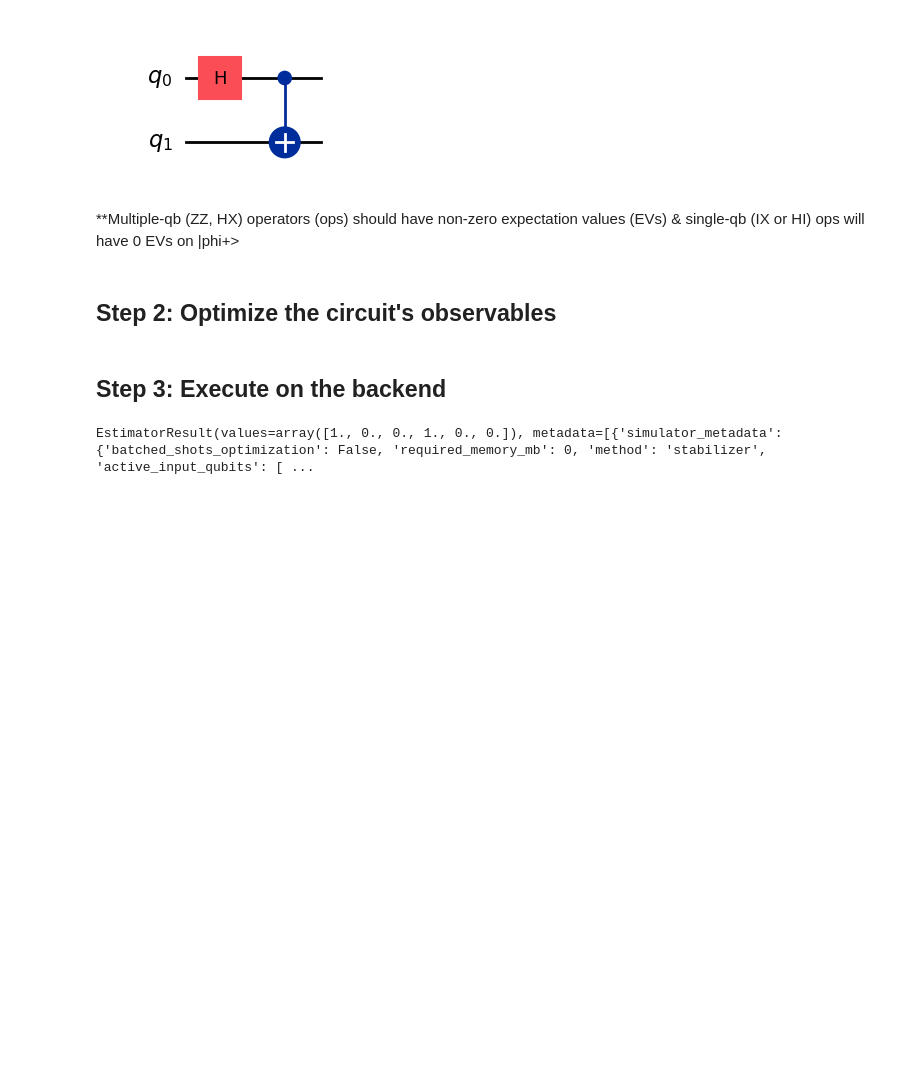
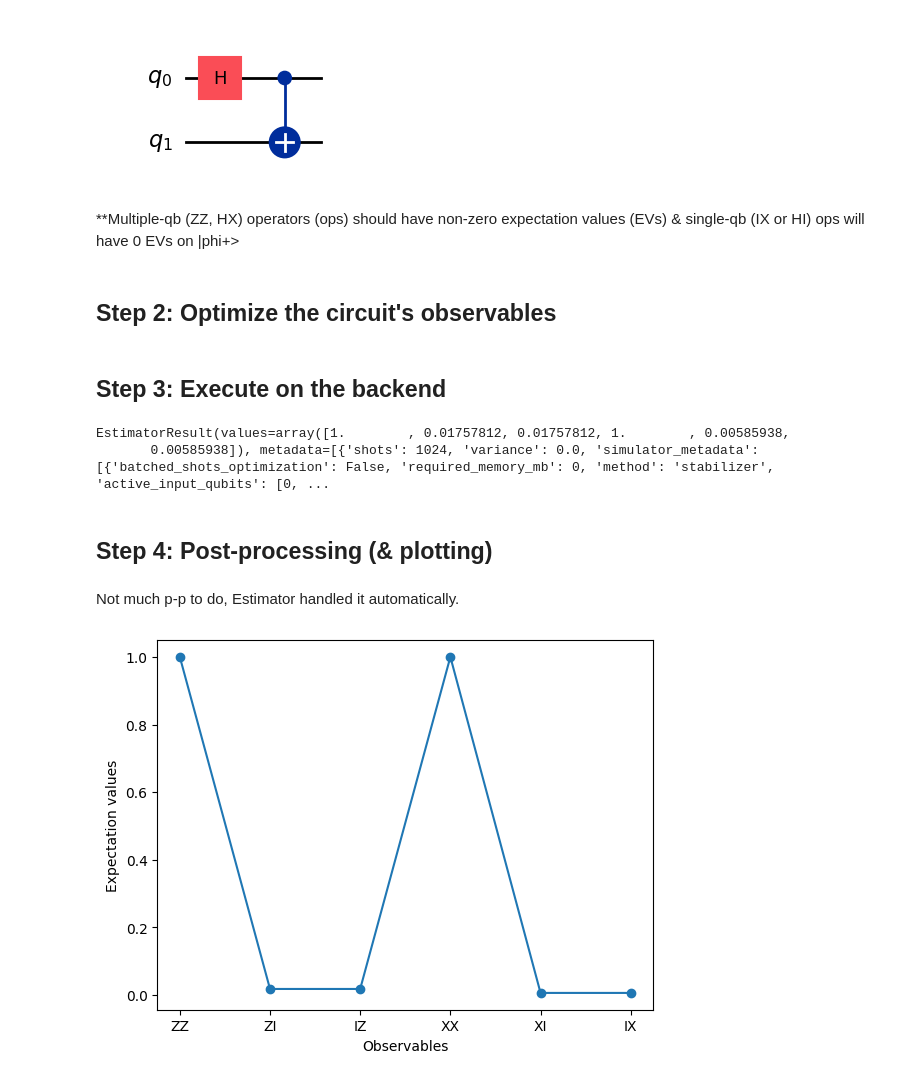
Before and after one commit to JayZeus999/IBM-Quantum-Learning, a Jupyter notebook: Qiskit-Summer-Prep/hello-world.ipynb, the cells around one changed output. Saved outputs shown, nothing was run; the diff lists cells and outputs as text; code cells hidden in the pictures; blank space fills up the shorter version.

Commit message:
Plot the EVs for a 2-qb entangled phi + state

```diff
--- a/Qiskit-Summer-Prep/hello-world.ipynb
+++ b/Qiskit-Summer-Prep/hello-world.ipynb
@@ -36,10 +38,27 @@ observables = [ZZ, ZI, IZ, XX, XI, IX]
 # %%
 from qiskit_aer.primitives import Estimator
 
-estimator = Estimator(approximation=True)
+# estimator = Estimator(approximation=True) --> To get the exact values.
+estimator = Estimator()
 
 job = estimator.run([qc] * len(observables), observables)
 
 job.result()
 # %% [output]
-EstimatorResult(values=array([1., 0., 0., 1., 0., 0.]), metadata=[{'simulator_metadata': {'batched_shots_optimization': False, 'required_memory_mb': 0, 'method': 'stabilizer', 'active_input_qubits': [ ...
+EstimatorResult(values=array([1.        , 0.01757812, 0.01757812, 1.        , 0.00585938,
+       0.00585938]), metadata=[{'shots': 1024, 'variance': 0.0, 'simulator_metadata': [{'batched_shots_optimization': False, 'required_memory_mb': 0, 'method': 'stabilizer', 'active_input_qubits': [0, ...
+# %% [markdown]
+## Step 4: Post-processing (& plotting)
+# %% [markdown]
+Not much p-p to do, Estimator handled it automatically.
+# %%
+# Plot the EVs for a 2-qb entangled state:
+data = ["ZZ", "ZI", "IZ", "XX", "XI", "IX"]
+values = job.result().values
+
+plt.plot(data, values, "-o")
+plt.xlabel("Observables")
+plt.ylabel("Expectation values")
+plt.show()
+# %% [output]
+[figure, added]
```
Also changed, not shown: parts of 1 cell of this notebook.
